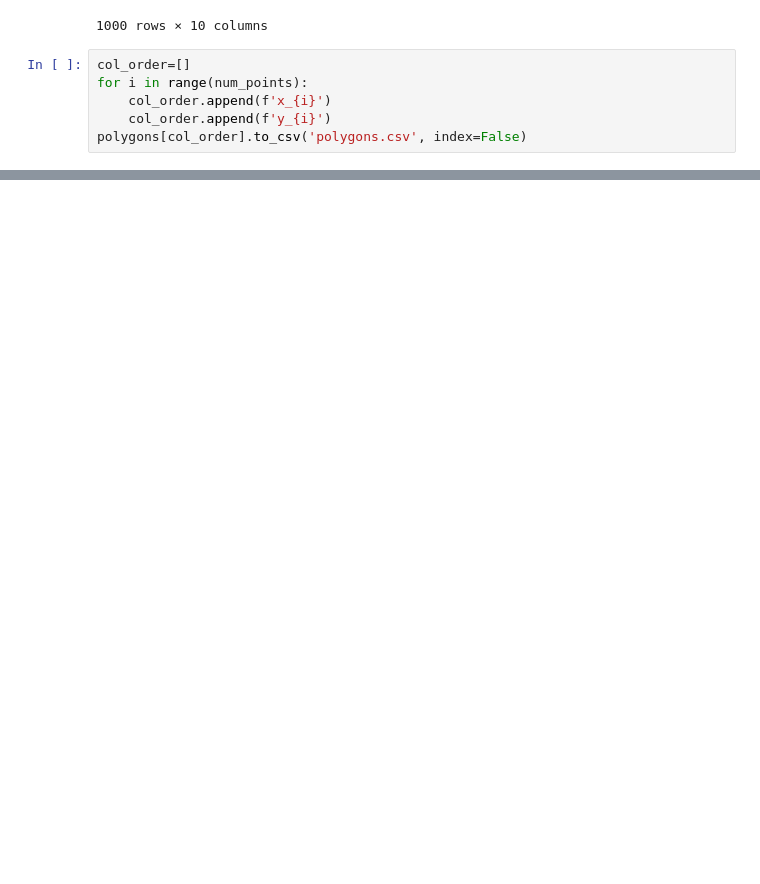
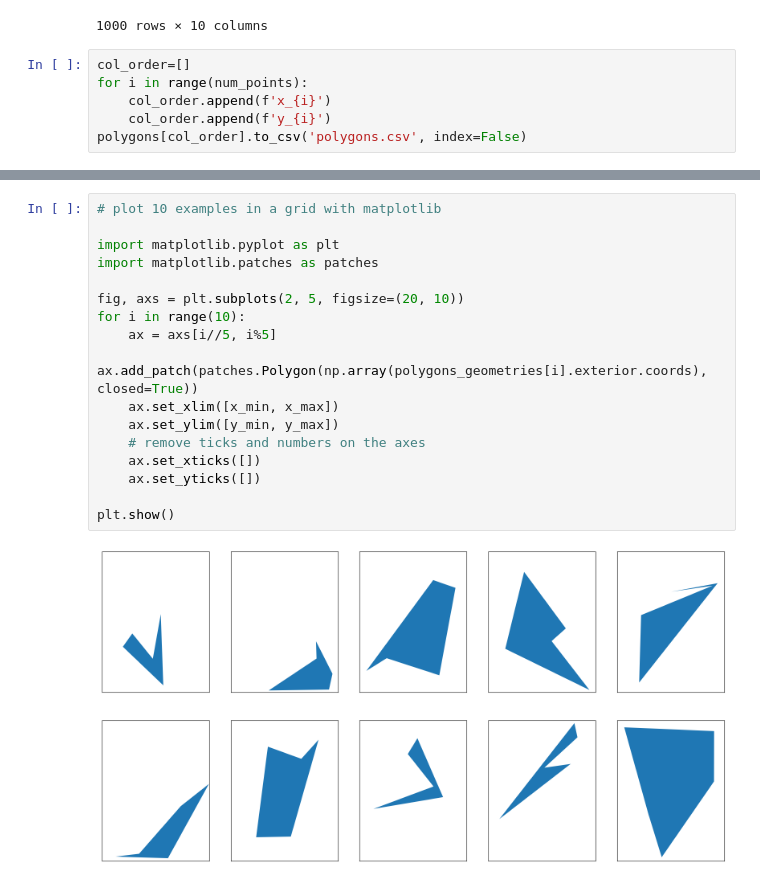
Before and after one commit to peteole/modulus_stokes_demo, a Jupyter notebook: generate_training_examples/generate_random_polygons.ipynb, the cells around one changed output, grey strips where cells are left out. Cells and saved outputs as stored; diff of their text form; blank space fills up the shorter version.

Commit message:
plot example geometries in single graph

```diff
--- a/generate_training_examples/generate_random_polygons.ipynb
+++ b/generate_training_examples/generate_random_polygons.ipynb
@@ -66,0 +75,19 @@ for i in range(10):
+# %%
+# plot 10 examples in a grid with matplotlib
+
+import matplotlib.pyplot as plt
+import matplotlib.patches as patches
+
+fig, axs = plt.subplots(2, 5, figsize=(20, 10))
+for i in range(10):
+    ax = axs[i//5, i%5]
+    ax.add_patch(patches.Polygon(np.array(polygons_geometries[i].exterior.coords), closed=True))
+    ax.set_xlim([x_min, x_max])
+    ax.set_ylim([y_min, y_max])
+    # remove ticks and numbers on the axes
+    ax.set_xticks([])
+    ax.set_yticks([])
+
+plt.show()
+# %% [output]
+[figure, added]
```
Also changed, not shown: parts of 3 cells of this notebook.
